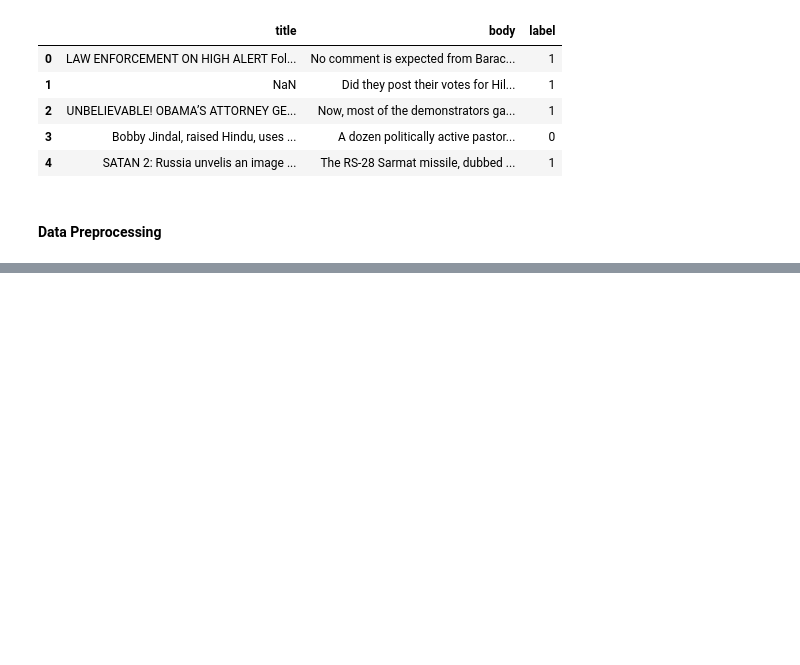
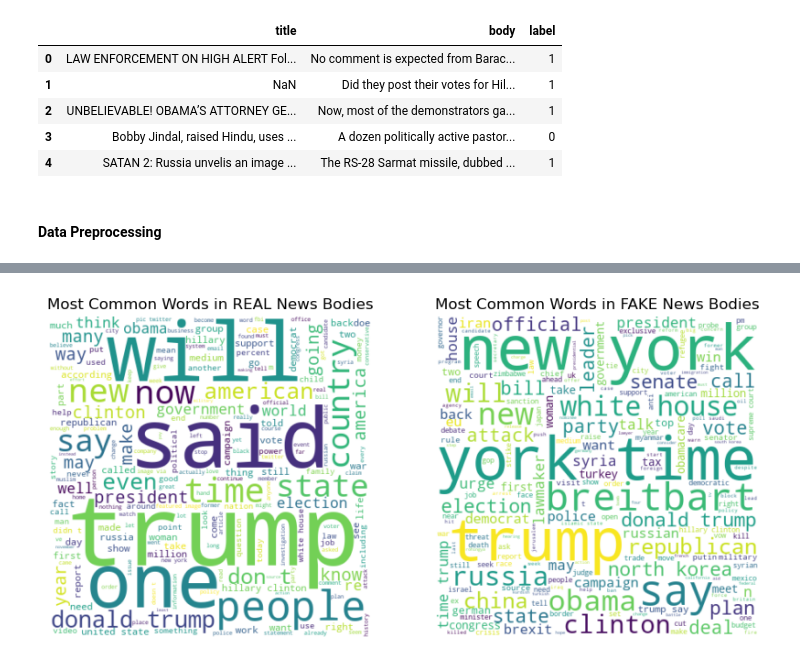
Before and after one commit to ahedrick510/machine_learning, a Jupyter notebook: Final Project/fakenews.ipynb, the cells around one changed output, grey strips where cells are left out. Drawn from its saved outputs; the diff is of its cells as text; code cells hidden in the pictures; blank space fills up the shorter version.

```diff
--- a/Final Project/fakenews.ipynb
+++ b/Final Project/fakenews.ipynb
@@ -38,6 +38,12 @@ news.head()
 from warnings import simplefilter
 # ignore all future warnings
 simplefilter(action='ignore', category=FutureWarning)
+
+# remove all rows with missing values
+news = news.dropna()
+
+# only keep first 5000 rows of news
+news = news[:5000]
 
 # remove all non-alphanumeric characters from news
 news['title'] = news['title'].str.replace('[^a-zA-Z0-9]', ' ')
@@ -46,6 +52,10 @@ news['body'] = news['body'].str.replace('[^a-zA-Z0-9]', ' ')
 # convert all news to lowercase
 news['title'] = news['title'].str.lower()
 news['body'] = news['body'].str.lower()
+
+# make objects in 'title' and 'body' strings
+news['title'] = news['title'].astype(str)
+news['body'] = news['body'].astype(str)
 
 # word tokenize news for lemmatizer
 news['title'] = news['title'].apply(nltk.word_tokenize)
@@ -56,14 +66,13 @@ lemmatizer = nltk.stem.WordNetLemmatizer()
 news['title'] = news['title'].apply(lambda x: ' '.join([lemmatizer.lemmatize(word) for word in x]))
 news['body'] = news['body'].apply(lambda x: ' '.join([lemmatizer.lemmatize(word) for word in x]))
 
+# word tokenize news again
+# news['title'] = news['title'].apply(nltk.word_tokenize)
+# news['body'] = news['body'].apply(nltk.word_tokenize)
 
-# # word tokenize news again
-# # news['title'] = news['title'].apply(nltk.word_tokenize)
-# # news['body'] = news['body'].apply(nltk.word_tokenize)
-
-# # replace 0 with -1 for label
-# # now, -1 = fake news, 1 = real news
-# news['label'] = news['label'].map({0: -1})
+# replace 0 with -1 for label
+# now, -1 = fake news, 1 = real news
+news['label'] = news['label'].replace(0, -1)
 
 news.head()
 # %% [output]
@@ -70,0 +149,23 @@ TypeError: 'float' object is not iterable
+# %%
+# most common words in news bodies
+# note: must run cell that creates news_label1 and news_labelminus1 first
+
+# create WordCloud for label 1
+body_words_label1 = ' '.join(news_label1['body'])
+body_wordcloud_label1 = WordCloud(width=400, height=400, stopwords=stopwords, background_color='white').generate(body_words_label1)
+
+# create WordCloud for label -1
+body_words_labelminus1 = ' '.join(news_labelminus1['title'])
+body_wordcloud_labelminus1 = WordCloud(width=400, height=400, stopwords=stopwords, background_color='white').generate(body_words_labelminus1)
+
+# plot the two WordClouds side by side
+fig, ax = plt.subplots(1, 2, figsize=(10, 5))
+ax[0].imshow(body_wordcloud_label1, interpolation='bilinear')
+ax[0].set_title('Most Common Words in REAL News Bodies')
+ax[0].axis('off')
+ax[1].imshow(body_wordcloud_labelminus1, interpolation='bilinear')
+ax[1].set_title('Most Common Words in FAKE News Bodies')
+ax[1].axis('off')
+plt.show()
+# %% [output]
+[figure, added]
```
Also changed, not shown: parts of 11 cells of this notebook.
